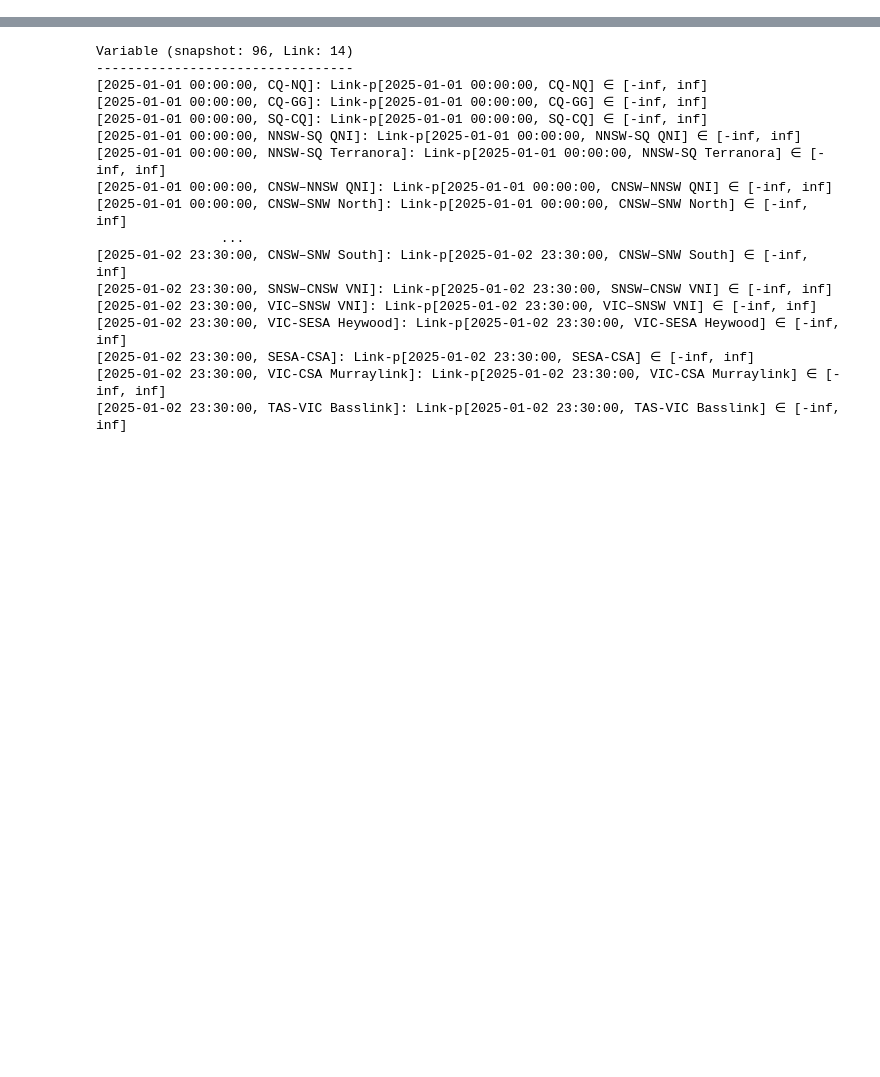
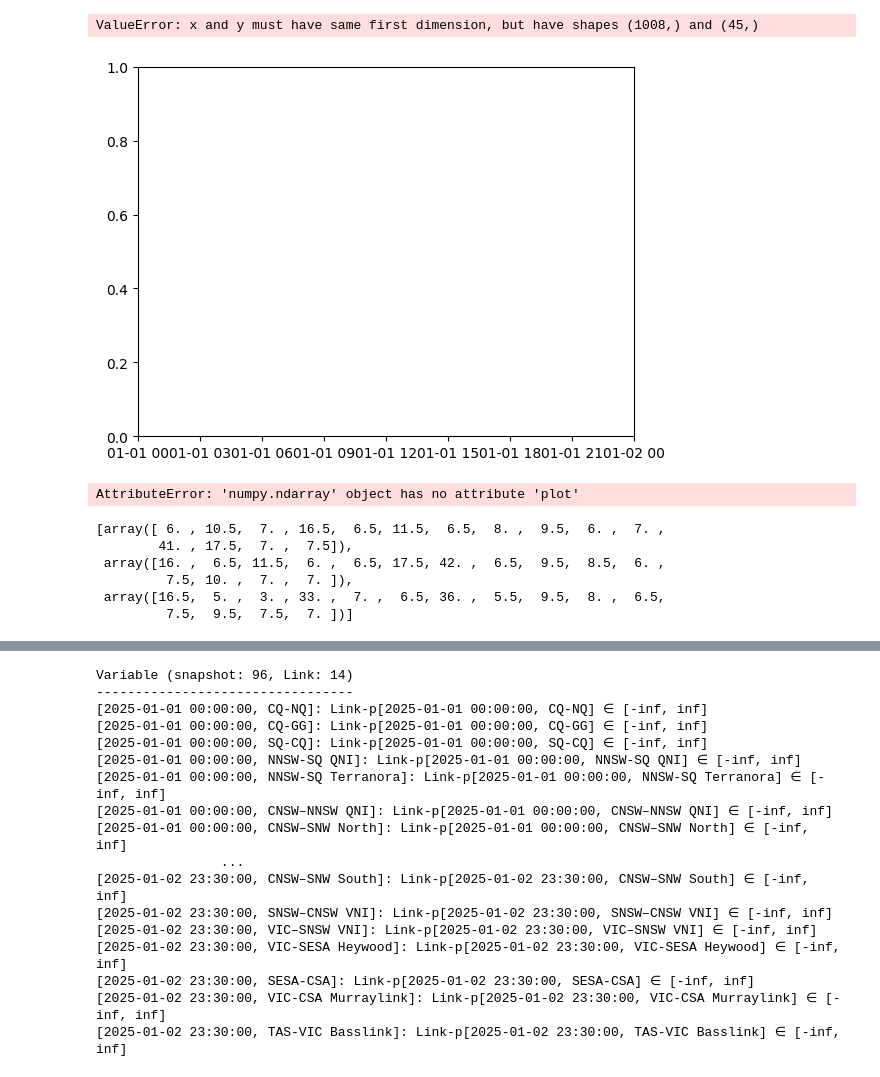
Before and after one commit to ArthurBond/AUS-CEM, a Jupyter notebook: scripts/build_test_network.ipynb, the cells around one changed output, grey strips where cells are left out. Drawn from its saved outputs; the diff is of its cells as text; code cells hidden in the pictures; blank space fills up the shorter version.

```diff
--- a/scripts/build_test_network.ipynb
+++ b/scripts/build_test_network.ipynb
@@ -499,0 +580,2 @@ network.statistics.optimal_capacity().div(1e3).sum().plot(kind="bar")
+# %%
+sol = compress_multi_year(x)
@@ -499,0 +585,18 @@ network.statistics.optimal_capacity().div(1e3).sum().plot(kind="bar")
+# %%
+plt.plot(x.index, np.array(np.array(sol["block_values"]).flatten()))
+# %% [output]
+ValueError: x and y must have same first dimension, but have shapes (1008,) and (45,)
+[figure, added]
+# %%
+sol["compressed_series"].plot(
+# %% [output]
+AttributeError: 'numpy.ndarray' object has no attribute 'plot'
+# %%
+sol["block_weights"]
+# %% [output]
+[array([ 6. , 10.5,  7. , 16.5,  6.5, 11.5,  6.5,  8. ,  9.5,  6. ,  7. ,
+        41. , 17.5,  7. ,  7.5]),
+ array([16. ,  6.5, 11.5,  6. ,  6.5, 17.5, 42. ,  6.5,  9.5,  8.5,  6. ,
+         7.5, 10. ,  7. ,  7. ]),
+ array([16.5,  5. ,  3. , 33. ,  7. ,  6.5, 36. ,  5.5,  9.5,  8. ,  6.5,
+         7.5,  9.5,  7.5,  7. ])]
```
Also changed, not shown: parts of 80 cells of this notebook, 3 other files.
